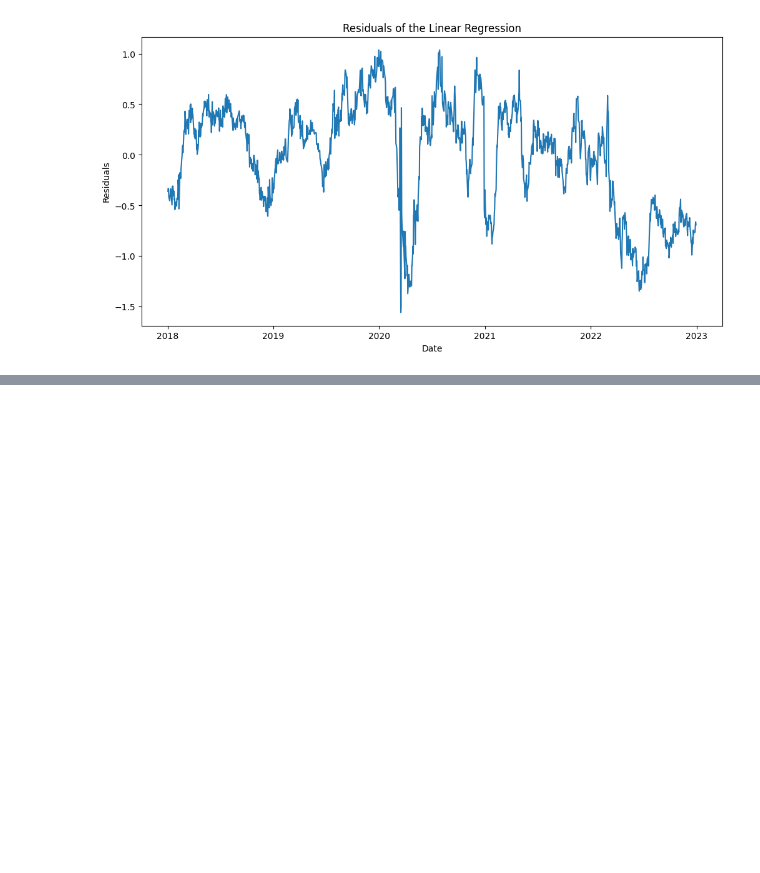
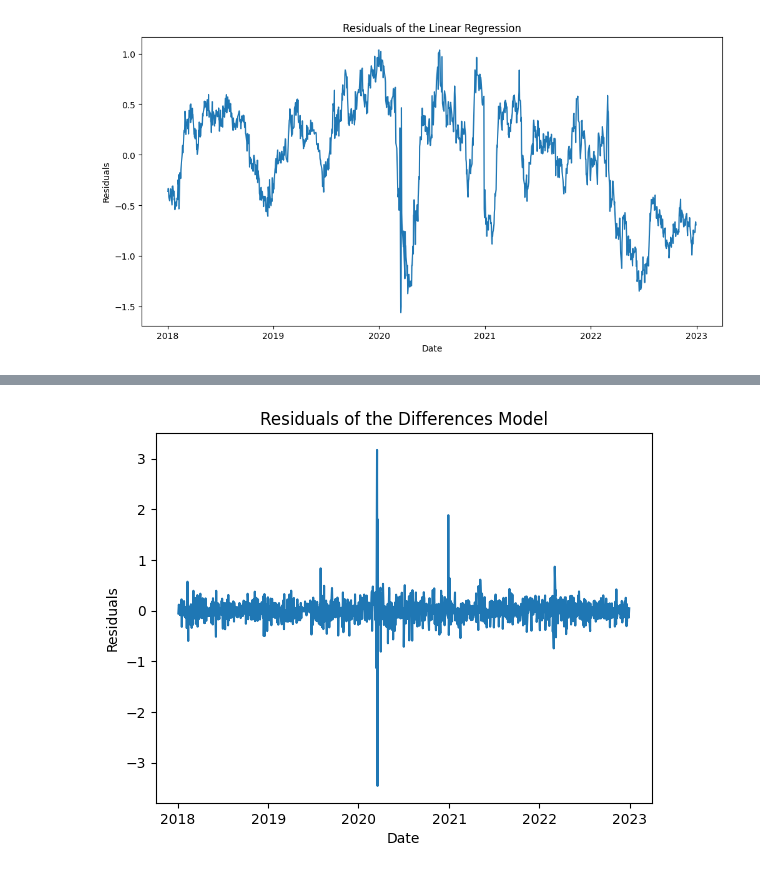
Before and after one commit to BlcMed/financial-cointegration-analysis, a Jupyter notebook: Engle-Granger_Cointegration_Analysis.ipynb, the cells around one changed output, grey strips where cells are left out. Cells and saved outputs as stored; diff of their text form; code cells hidden in the pictures; blank space fills up the shorter version.

```diff
--- a/Engle-Granger_Cointegration_Analysis.ipynb
+++ b/Engle-Granger_Cointegration_Analysis.ipynb
@@ -405,0 +393,10 @@ Result of Stationarity Test: Stationary
+# %%
+#Plot the residuals of the regression of differences
+residuals_diff = delta_y - differences_model.params.iloc[1] * delta_x
+plt.plot(residuals_diff)
+plt.title("Residuals of the Differences Model")
+plt.xlabel("Date")
+plt.ylabel("Residuals")
+plt.show()
+# %% [output]
+[figure, added]
```
Also changed, not shown: parts of 37 cells of this notebook.
